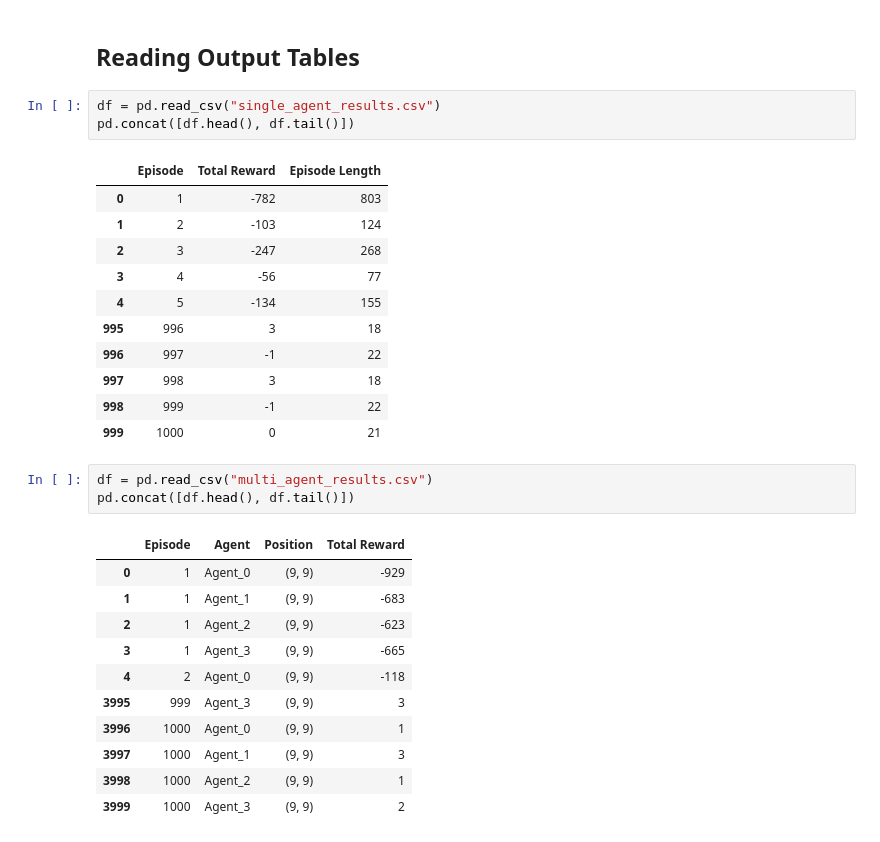
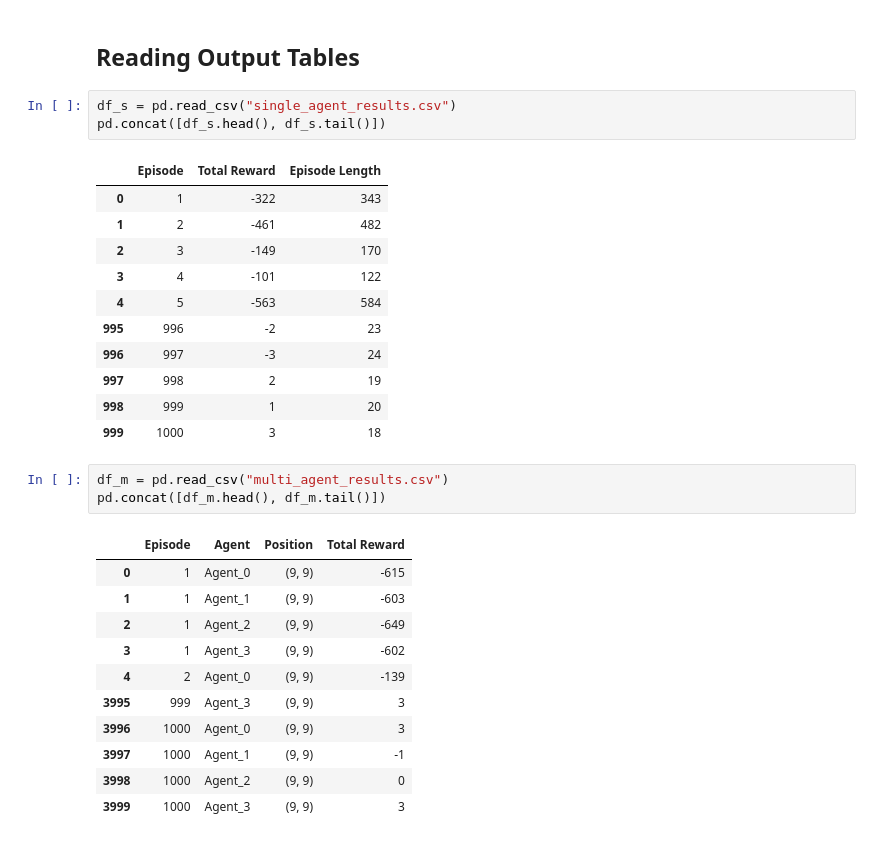
Before and after one commit to jasserabdou/RL-Q-Learning, a Jupyter notebook: RL Assignment.ipynb, the cells around one changed output. Drawn from its saved outputs; the diff is of its cells as text.

```diff
--- a/RL Assignment.ipynb
+++ b/RL Assignment.ipynb
@@ -302,32 +302,32 @@ run_multi_agent(1000)
 # %% [markdown]
 ## Reading Output Tables
 # %%
-df = pd.read_csv("single_agent_results.csv")
-pd.concat([df.head(), df.tail()])
+df_s = pd.read_csv("single_agent_results.csv")
+pd.concat([df_s.head(), df_s.tail()])
 # %% [output]
 |  | Episode | Total Reward | Episode Length |
-| 0 | 1 | -782 | 803 |
-| 1 | 2 | -103 | 124 |
-| 2 | 3 | -247 | 268 |
-| 3 | 4 | -56 | 77 |
-| 4 | 5 | -134 | 155 |
-| 995 | 996 | 3 | 18 |
-| 996 | 997 | -1 | 22 |
-| 997 | 998 | 3 | 18 |
-| 998 | 999 | -1 | 22 |
-| 999 | 1000 | 0 | 21 |
+| 0 | 1 | -322 | 343 |
+| 1 | 2 | -461 | 482 |
+| 2 | 3 | -149 | 170 |
+| 3 | 4 | -101 | 122 |
+| 4 | 5 | -563 | 584 |
+| 995 | 996 | -2 | 23 |
+| 996 | 997 | -3 | 24 |
+| 997 | 998 | 2 | 19 |
+| 998 | 999 | 1 | 20 |
+| 999 | 1000 | 3 | 18 |
 # %%
-df = pd.read_csv("multi_agent_results.csv")
-pd.concat([df.head(), df.tail()])
+df_m = pd.read_csv("multi_agent_results.csv")
+pd.concat([df_m.head(), df_m.tail()])
 # %% [output]
 |  | Episode | Agent | Position | Total Reward |
-| 0 | 1 | Agent_0 | (9, 9) | -929 |
-| 1 | 1 | Agent_1 | (9, 9) | -683 |
-| 2 | 1 | Agent_2 | (9, 9) | -623 |
-| 3 | 1 | Agent_3 | (9, 9) | -665 |
-| 4 | 2 | Agent_0 | (9, 9) | -118 |
+| 0 | 1 | Agent_0 | (9, 9) | -615 |
+| 1 | 1 | Agent_1 | (9, 9) | -603 |
+| 2 | 1 | Agent_2 | (9, 9) | -649 |
+| 3 | 1 | Agent_3 | (9, 9) | -602 |
+| 4 | 2 | Agent_0 | (9, 9) | -139 |
 | 3995 | 999 | Agent_3 | (9, 9) | 3 |
-| 3996 | 1000 | Agent_0 | (9, 9) | 1 |
-| 3997 | 1000 | Agent_1 | (9, 9) | 3 |
-| 3998 | 1000 | Agent_2 | (9, 9) | 1 |
-| 3999 | 1000 | Agent_3 | (9, 9) | 2 |
+| 3996 | 1000 | Agent_0 | (9, 9) | 3 |
+| 3997 | 1000 | Agent_1 | (9, 9) | -1 |
+| 3998 | 1000 | Agent_2 | (9, 9) | 0 |
+| 3999 | 1000 | Agent_3 | (9, 9) | 3 |
```
Also changed, not shown: parts of 20 cells of this notebook, 2 other files.
